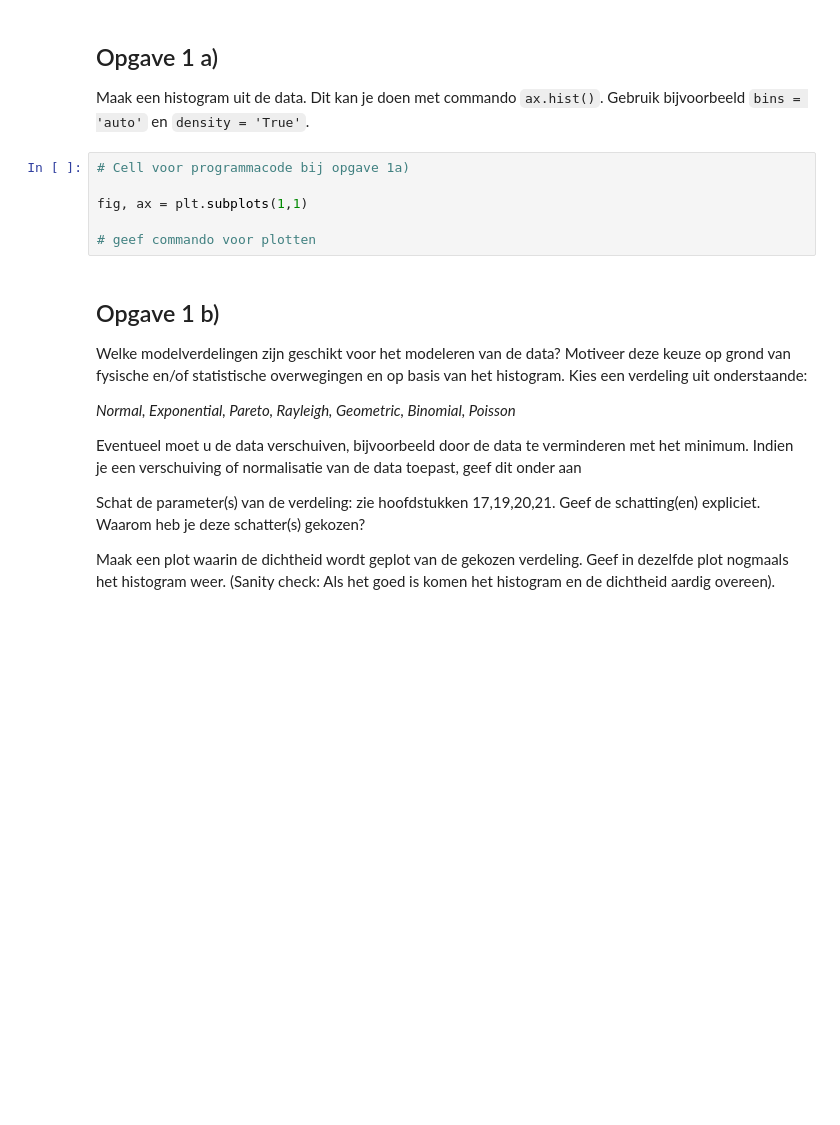
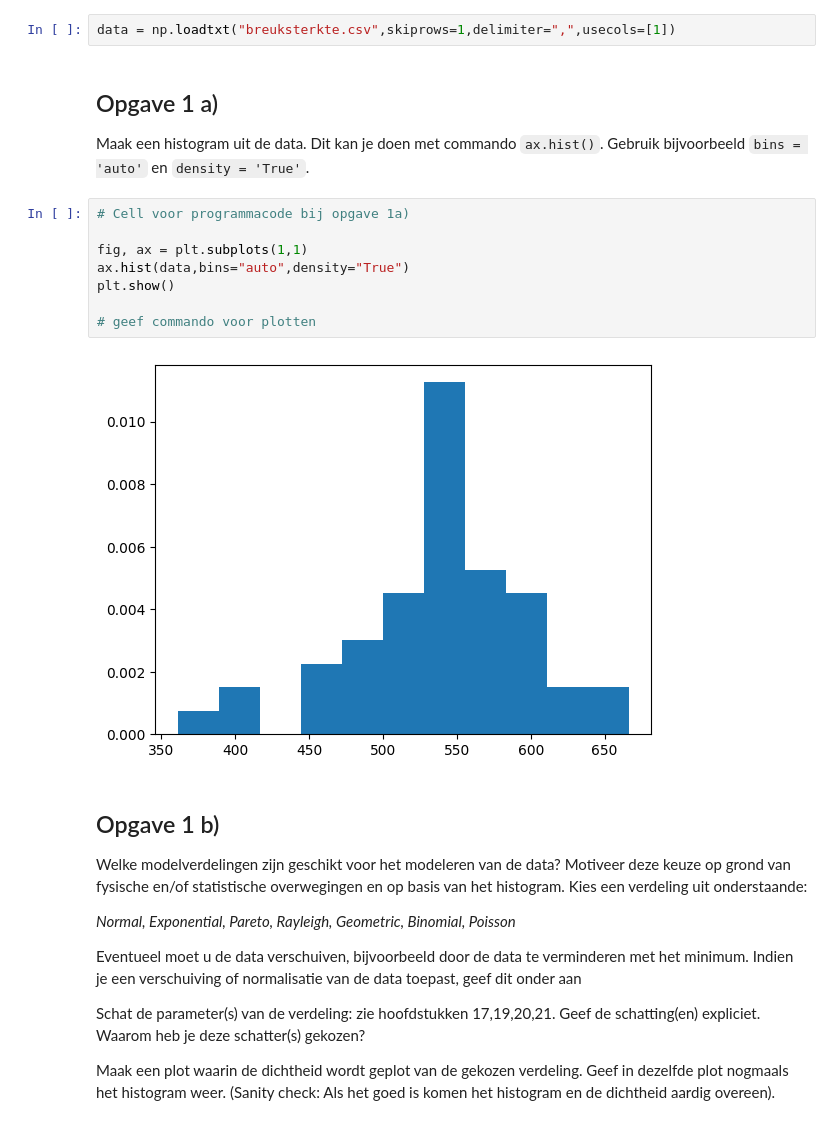
Before and after one commit to Danielle-06/Statistiek-python-opdracht, a Jupyter notebook: Python_opgave_Statistiek.ipynb, the cells around one changed output. Cells and saved outputs as stored; diff of their text form; blank space fills up the shorter version.

```diff
--- a/Python_opgave_Statistiek.ipynb
+++ b/Python_opgave_Statistiek.ipynb
@@ -56,12 +51,18 @@ display(data)
+# %%
+data = np.loadtxt("breuksterkte.csv",skiprows=1,delimiter=",",usecols=[1])
 # %% [markdown]
 ## Opgave 1 a)
 Maak een histogram uit de data. Dit kan je doen met commando `ax.hist()`. Gebruik bijvoorbeeld `bins = 'auto'` en `density = 'True'`.
 # %%
 # Cell voor programmacode bij opgave 1a)
 
 fig, ax = plt.subplots(1,1)
+ax.hist(data,bins="auto",density="True")
+plt.show()
 
 # geef commando voor plotten
+# %% [output]
+[figure, added]
 # %% [markdown]
 ## Opgave 1 b)
 Welke modelverdelingen zijn geschikt voor het modeleren van de data? Motiveer deze keuze op grond van fysische en/of statistische overwegingen en op basis van het histogram. Kies een verdeling uit onderstaande:
```
Also changed, not shown: parts of 6 cells of this notebook, 1 other file.
